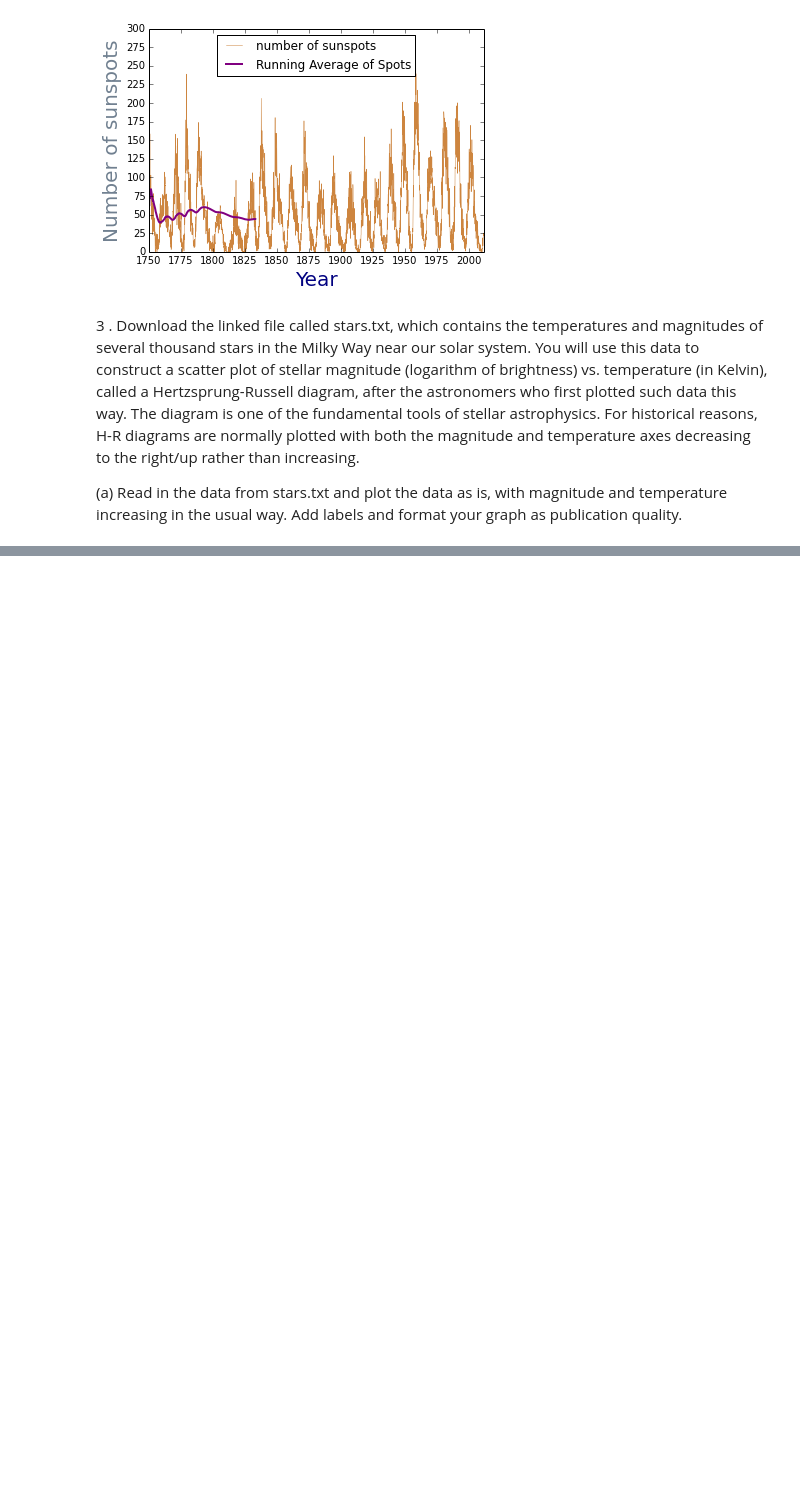
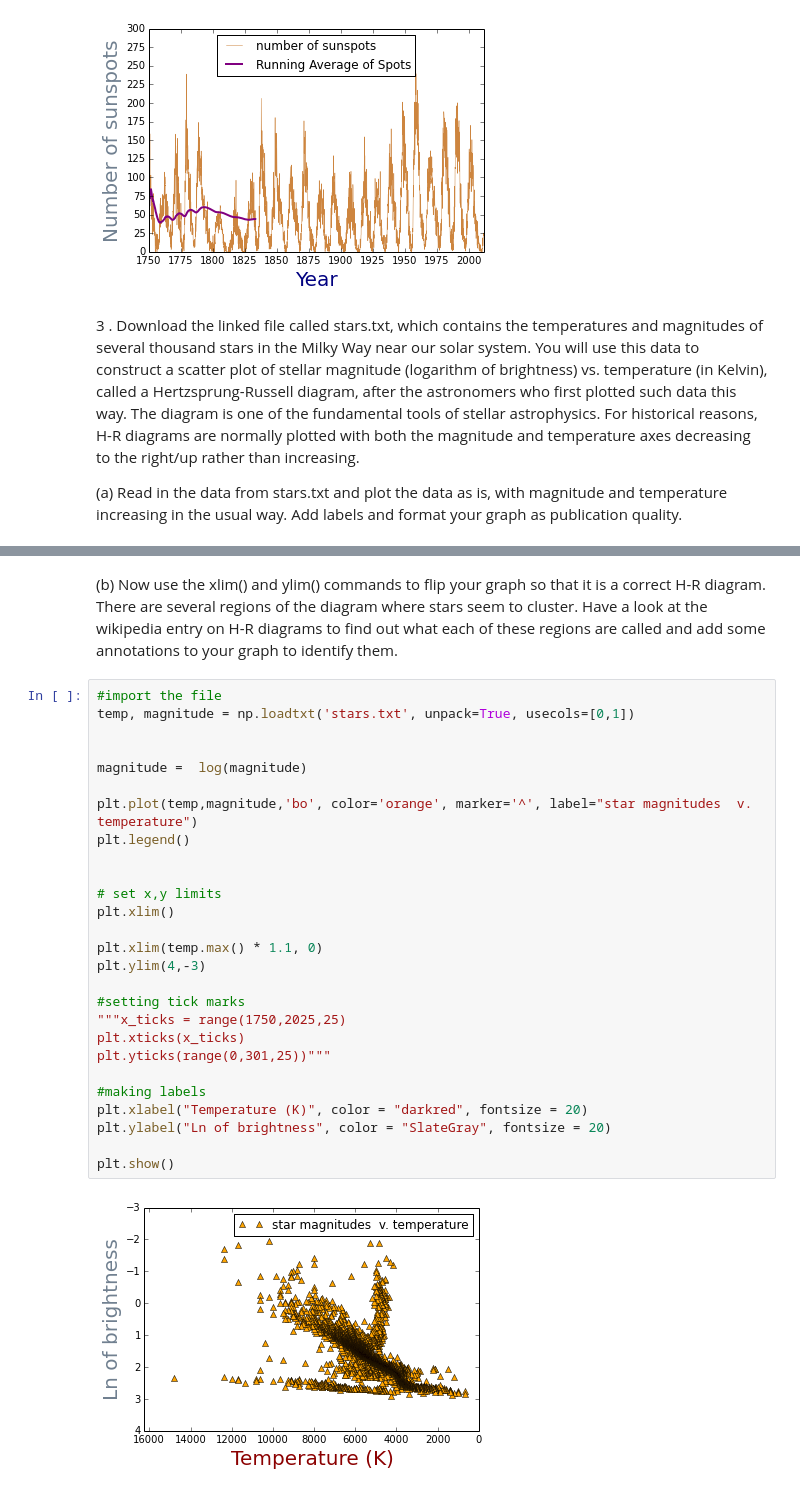
Before and after one commit to dytucker/PHYS202-S14, a Jupyter notebook: Graphics/GraphicsExercises.ipynb, the cells around one changed output, grey strips where cells are left out. Cells and saved outputs as stored; diff of their text form; blank space fills up the shorter version.

```diff
--- a/Graphics/GraphicsExercises.ipynb
+++ b/Graphics/GraphicsExercises.ipynb
@@ -97,0 +125,31 @@ plt.show()
+# %% [markdown]
+(b) Now use the xlim() and ylim() commands to flip your graph so that it is a correct H-R diagram. There are several regions of the diagram where stars seem to cluster. Have a look at the wikipedia entry on H-R diagrams to find out what each of these regions are called and add some annotations to your graph to identify them.
+# %%
+#import the file
+temp, magnitude = np.loadtxt('stars.txt', unpack=True, usecols=[0,1])
+
+
+magnitude =  log(magnitude)
+
+plt.plot(temp,magnitude,'bo', color='orange', marker='^', label="star magnitudes  v. temperature")
+plt.legend()
+
+
+# set x,y limits
+plt.xlim()
+
+plt.xlim(temp.max() * 1.1, 0)
+plt.ylim(4,-3)
+
+#setting tick marks
+"""x_ticks = range(1750,2025,25)
+plt.xticks(x_ticks)
+plt.yticks(range(0,301,25))"""
+
+#making labels
+plt.xlabel("Temperature (K)", color = "darkred", fontsize = 20)
+plt.ylabel("Ln of brightness", color = "SlateGray", fontsize = 20)
+
+plt.show()
+# %% [output]
+[figure, added]
```
Also changed, not shown: parts of 12 cells of this notebook, 4 other files.
